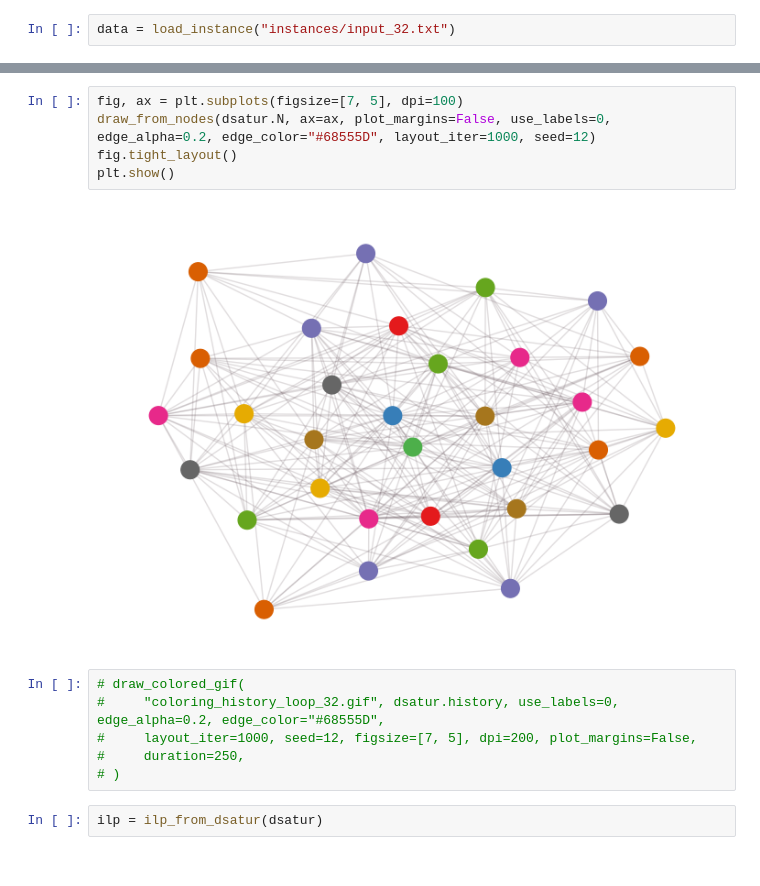
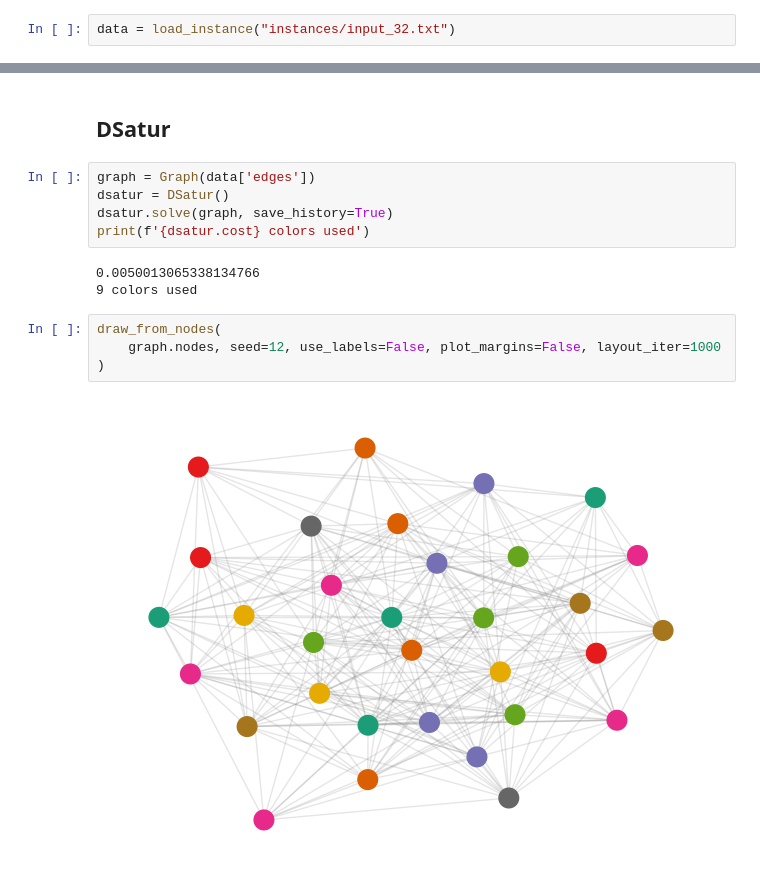
Before and after one commit to bruscalia/optimization-demo-files, a Jupyter notebook: graph-coloring/graph_coloring.ipynb, the cells around one changed output, grey strips where cells are left out. Cells and saved outputs as stored; diff of their text form.

Commit message:
CHORE: minor improvements to Graph Coloring code

```diff
--- a/graph-coloring/graph_coloring.ipynb
+++ b/graph-coloring/graph_coloring.ipynb
@@ -27,15 +13,16 @@ dsatur.solve(save_history=True)
-# %%
-fig, ax = plt.subplots(figsize=[7, 5], dpi=100)
-draw_from_nodes(dsatur.N, ax=ax, plot_margins=False, use_labels=0, edge_alpha=0.2, edge_color="#68555D", layout_iter=1000, seed=12)
-fig.tight_layout()
-plt.show()
-# %% [output]
-[figure, removed]
-# %%
-# draw_colored_gif(
-#     "coloring_history_loop_32.gif", dsatur.history, use_labels=0, edge_alpha=0.2, edge_color="#68555D",
-#     layout_iter=1000, seed=12, figsize=[7, 5], dpi=200, plot_margins=False,
-#     duration=250,
-# )
-# %%
-ilp = ilp_from_dsatur(dsatur)
+# %% [markdown]
+## DSatur
+# %%
+graph = Graph(data['edges'])
+dsatur = DSatur()
+dsatur.solve(graph, save_history=True)
+print(f'{dsatur.cost} colors used')
+# %% [output]
+0.0050013065338134766
+9 colors used
+# %%
+draw_from_nodes(
+    graph.nodes, seed=12, use_labels=False, plot_margins=False, layout_iter=1000
+)
+# %% [output]
+[figure, added]
```
Also changed, not shown: parts of 12 cells of this notebook, 11 other files.
